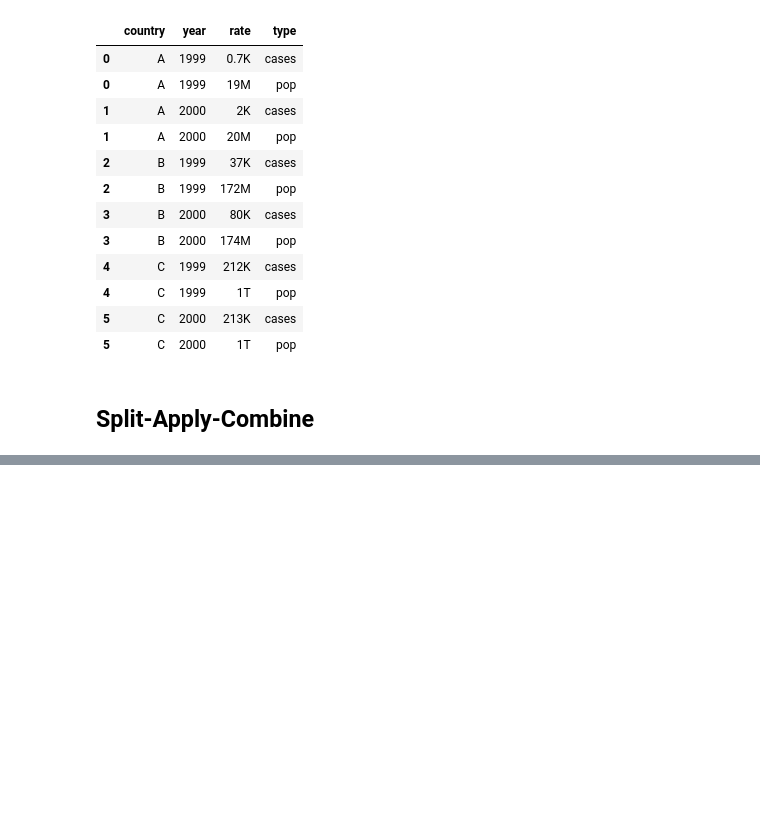
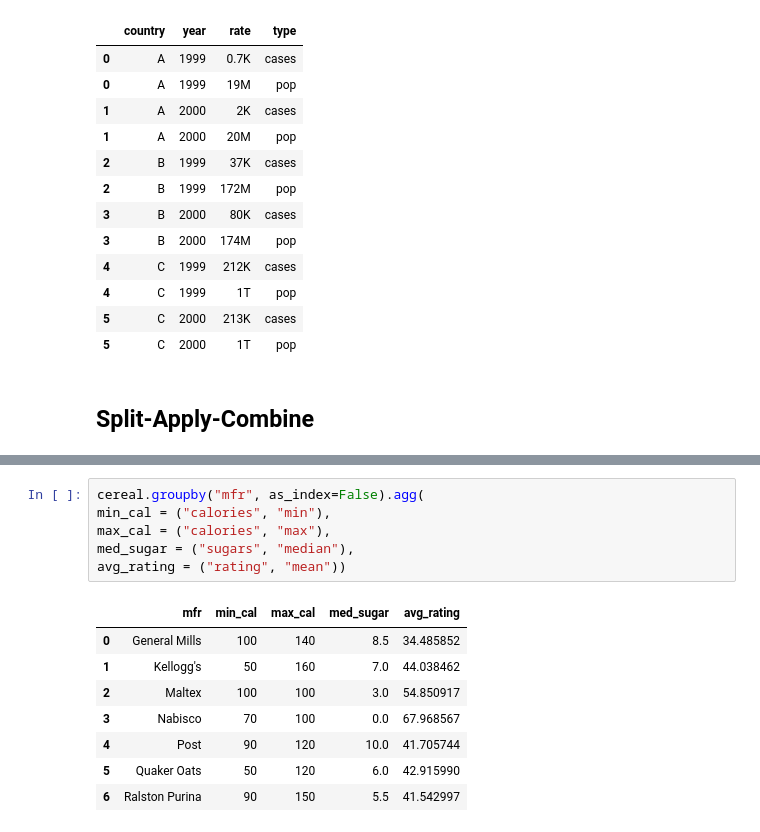
Before and after one commit to fmi08icds/Coding, a Jupyter notebook: notebooks/day8.ipynb, the cells around one changed output, grey strips where cells are left out. Cells and saved outputs as stored; diff of their text form; blank space fills up the shorter version.

```diff
--- a/notebooks/day8.ipynb
+++ b/notebooks/day8.ipynb
@@ -175,0 +778,15 @@ df.assign(rate = lambda d: d.rate.str.split("/"))
+# %%
+cereal.groupby("mfr", as_index=False).agg(
+min_cal = ("calories", "min"),
+max_cal = ("calories", "max"),
+med_sugar = ("sugars", "median"),
+avg_rating = ("rating", "mean"))
+# %% [output]
+|  | mfr | min_cal | max_cal | med_sugar | avg_rating |
+| 0 | General Mills | 100 | 140 | 8.5 | 34.485852 |
+| 1 | Kellogg's | 50 | 160 | 7.0 | 44.038462 |
+| 2 | Maltex | 100 | 100 | 3.0 | 54.850917 |
+| 3 | Nabisco | 70 | 100 | 0.0 | 67.968567 |
+| 4 | Post | 90 | 120 | 10.0 | 41.705744 |
+| 5 | Quaker Oats | 50 | 120 | 6.0 | 42.915990 |
+| 6 | Ralston Purina | 90 | 150 | 5.5 | 41.542997 |
```
Also changed, not shown: parts of 88 cells of this notebook, 3 other files.
